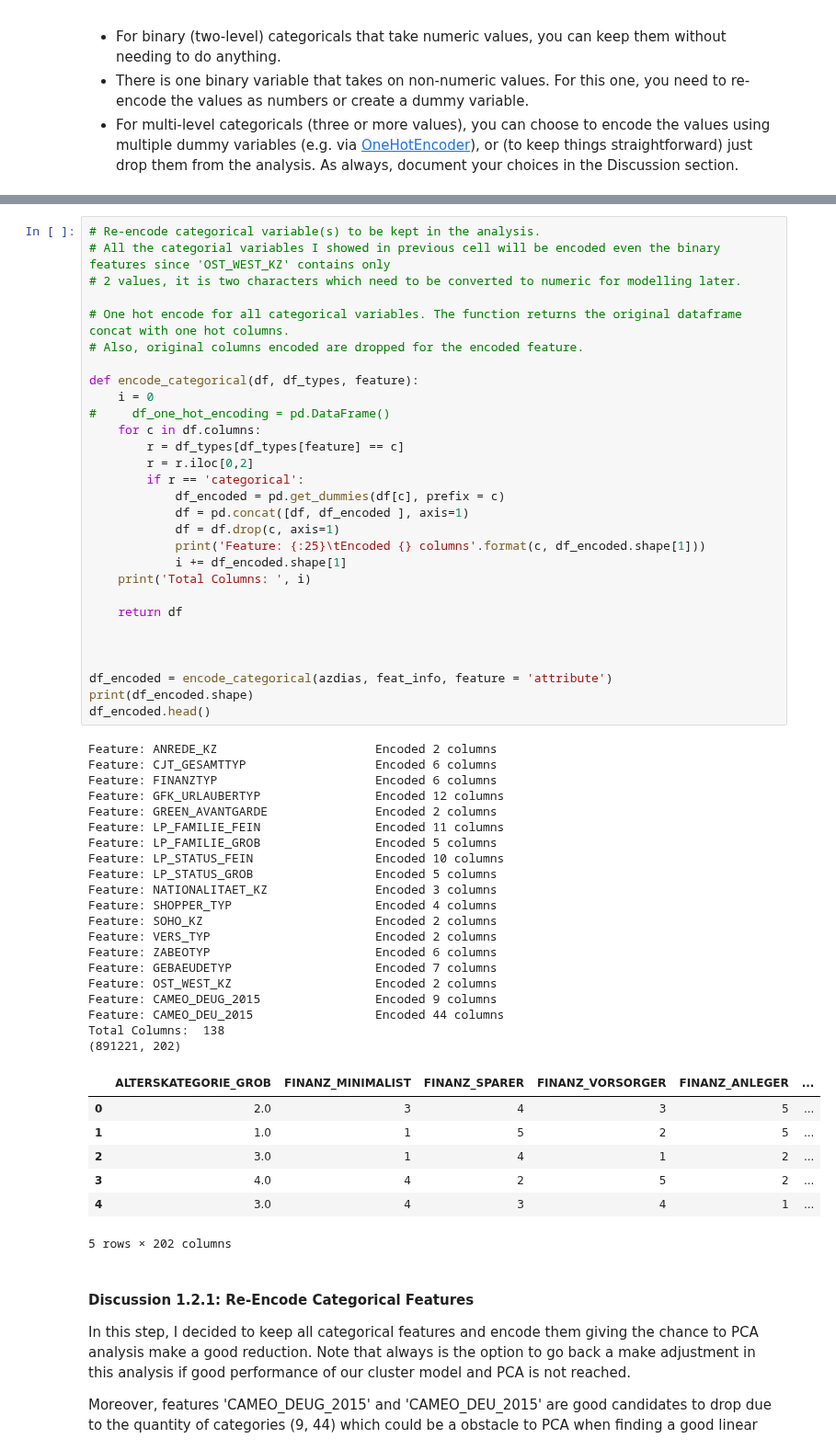
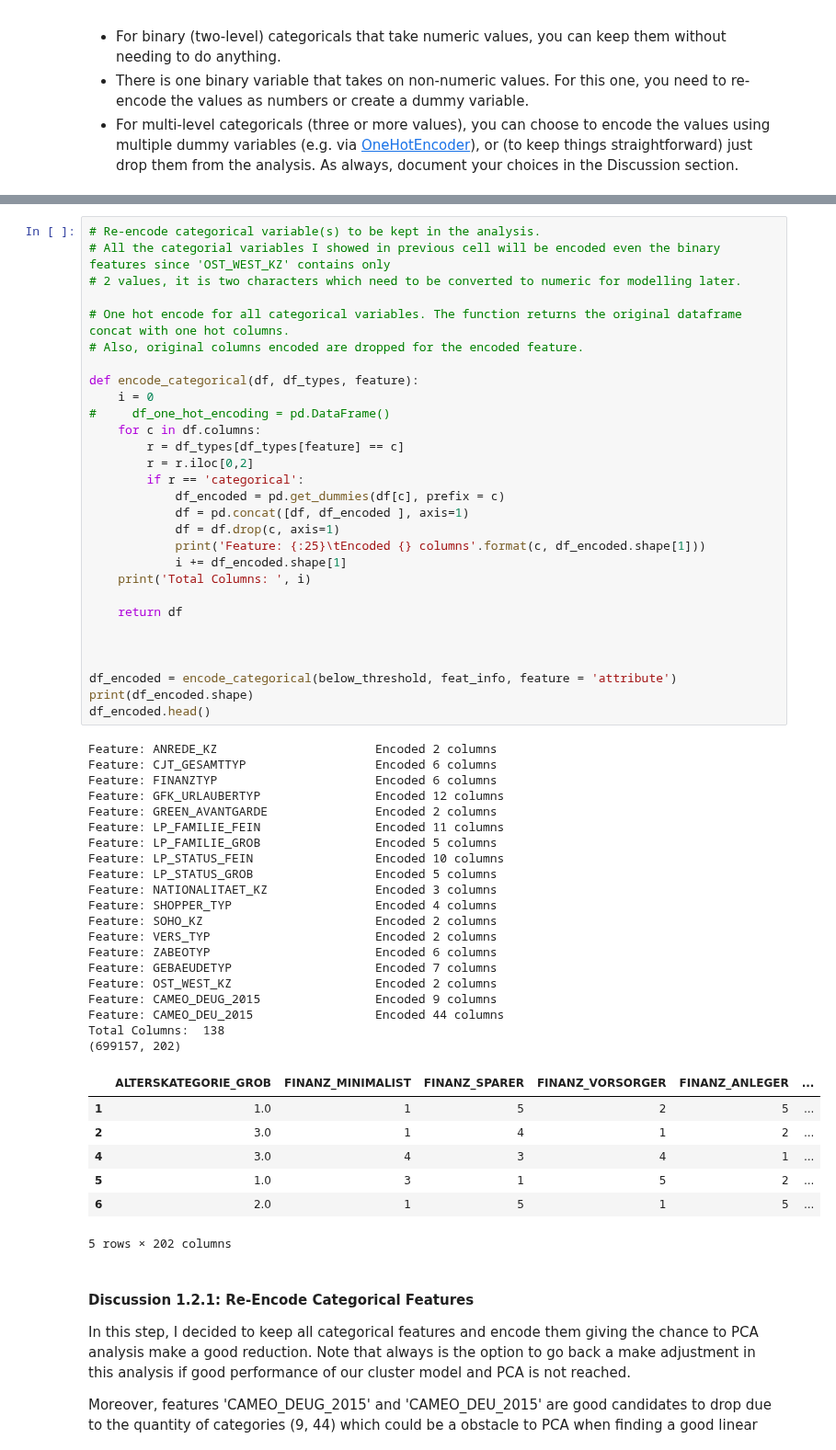
Before and after one commit to brosales8/customer_segmentation, a Jupyter notebook: Identify_Customer_Segments.ipynb, the cells around one changed output, grey strips where cells are left out. Shown at 92% size. Saved outputs shown, nothing was run; the diff lists cells and outputs as text.

```diff
--- a/Identify_Customer_Segments.ipynb
+++ b/Identify_Customer_Segments.ipynb
@@ -480,40 +481,40 @@ def encode_categorical(df, df_types, feature):
             i += df_encoded.shape[1]
     print('Total Columns: ', i)
 
     return df
 
 
 
-df_encoded = encode_categorical(azdias, feat_info, feature = 'attribute')
+df_encoded = encode_categorical(below_threshold, feat_info, feature = 'attribute')
 print(df_encoded.shape)
 df_encoded.head()
 # %% [output]
 Feature: ANREDE_KZ                      Encoded 2 columns
 Feature: CJT_GESAMTTYP                  Encoded 6 columns
 Feature: FINANZTYP                      Encoded 6 columns
 Feature: GFK_URLAUBERTYP                Encoded 12 columns
 Feature: GREEN_AVANTGARDE               Encoded 2 columns
 Feature: LP_FAMILIE_FEIN                Encoded 11 columns
 Feature: LP_FAMILIE_GROB                Encoded 5 columns
 Feature: LP_STATUS_FEIN                 Encoded 10 columns
 Feature: LP_STATUS_GROB                 Encoded 5 columns
 Feature: NATIONALITAET_KZ               Encoded 3 columns
 Feature: SHOPPER_TYP                    Encoded 4 columns
 Feature: SOHO_KZ                        Encoded 2 columns
 Feature: VERS_TYP                       Encoded 2 columns
 Feature: ZABEOTYP                       Encoded 6 columns
 Feature: GEBAEUDETYP                    Encoded 7 columns
 Feature: OST_WEST_KZ                    Encoded 2 columns
 Feature: CAMEO_DEUG_2015                Encoded 9 columns
 Feature: CAMEO_DEU_2015                 Encoded 44 columns
 Total Columns:  138
-(891221, 202)
+(699157, 202)
 |  | ALTERSKATEGORIE_GROB | FINANZ_MINIMALIST | FINANZ_SPARER | FINANZ_VORSORGER | FINANZ_ANLEGER | ... |
-| 0 | 2.0 | 3 | 4 | 3 | 5 | ... |
 | 1 | 1.0 | 1 | 5 | 2 | 5 | ... |
 | 2 | 3.0 | 1 | 4 | 1 | 2 | ... |
-| 3 | 4.0 | 4 | 2 | 5 | 2 | ... |
 | 4 | 3.0 | 4 | 3 | 4 | 1 | ... |
+| 5 | 1.0 | 3 | 1 | 5 | 2 | ... |
+| 6 | 2.0 | 1 | 5 | 1 | 5 | ... |
 5 rows × 202 columns
 # %% [markdown]
 #### Discussion 1.2.1: Re-Encode Categorical Features
```
Also changed, not shown: parts of 11 cells of this notebook.
